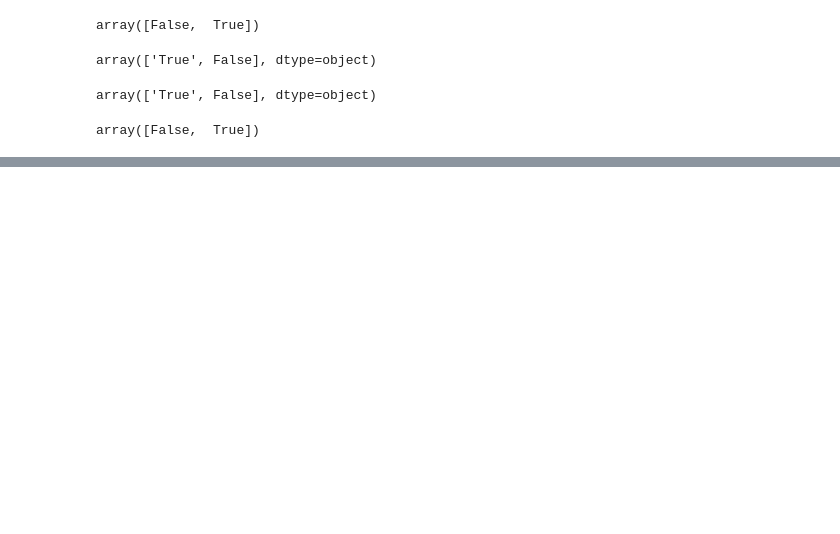
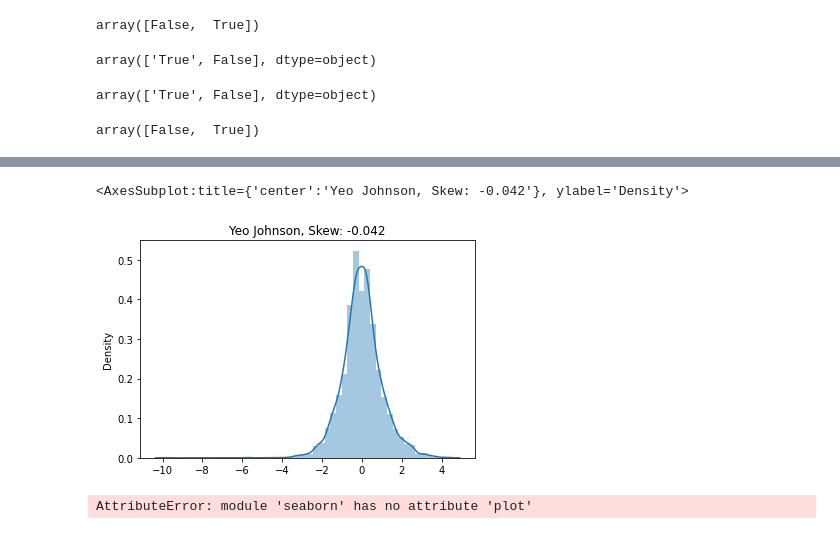
Before and after one commit to IrinaSing/challenge-machine-learning-api-deployment, a Jupyter notebook: data/dataframe.ipynb, the cells around one changed output, grey strips where cells are left out. Cells and saved outputs as stored; diff of their text form; code cells hidden in the pictures; blank space fills up the shorter version.

```diff
--- a/data/dataframe.ipynb
+++ b/data/dataframe.ipynb
@@ -206,0 +270,3 @@ dtype: int64
+# %%
+df = df.dropna()
+df.shape
@@ -206,0 +289,2 @@ dtype: int64
+# %%
+df = df[df.Condition != 'Unknown']
@@ -206,0 +323,23 @@ dtype: int64
+# %%
+# approximation of the standard normal distribution via Yeo Johnson transformation
+
+import scipy
+from scipy import stats
+from scipy.stats import skew
+import sklearn.preprocessing as pre
+import seaborn as sns
+import matplotlib.pyplot as plt
+pt = pre.PowerTransformer()
+ptd = pt.fit_transform(df.Price.to_numpy().reshape(-1,1))
+plt.title(f'Yeo Johnson, Skew: {stats.skew(ptd.squeeze()):.3f}')
+sns.distplot(ptd, kde=True)
+# %% [output]
+<AxesSubplot:title={'center':'Yeo Johnson, Skew: -0.042'}, ylabel='Density'>
+[figure, added]
+# %%
+sns.plot(
+    x='Living_area',
+    y='Number_of_bedrooms',
+    data=df)
+# %% [output]
+AttributeError: module 'seaborn' has no attribute 'plot'
```
Also changed, not shown: parts of 26 cells of this notebook, 4 other files.
